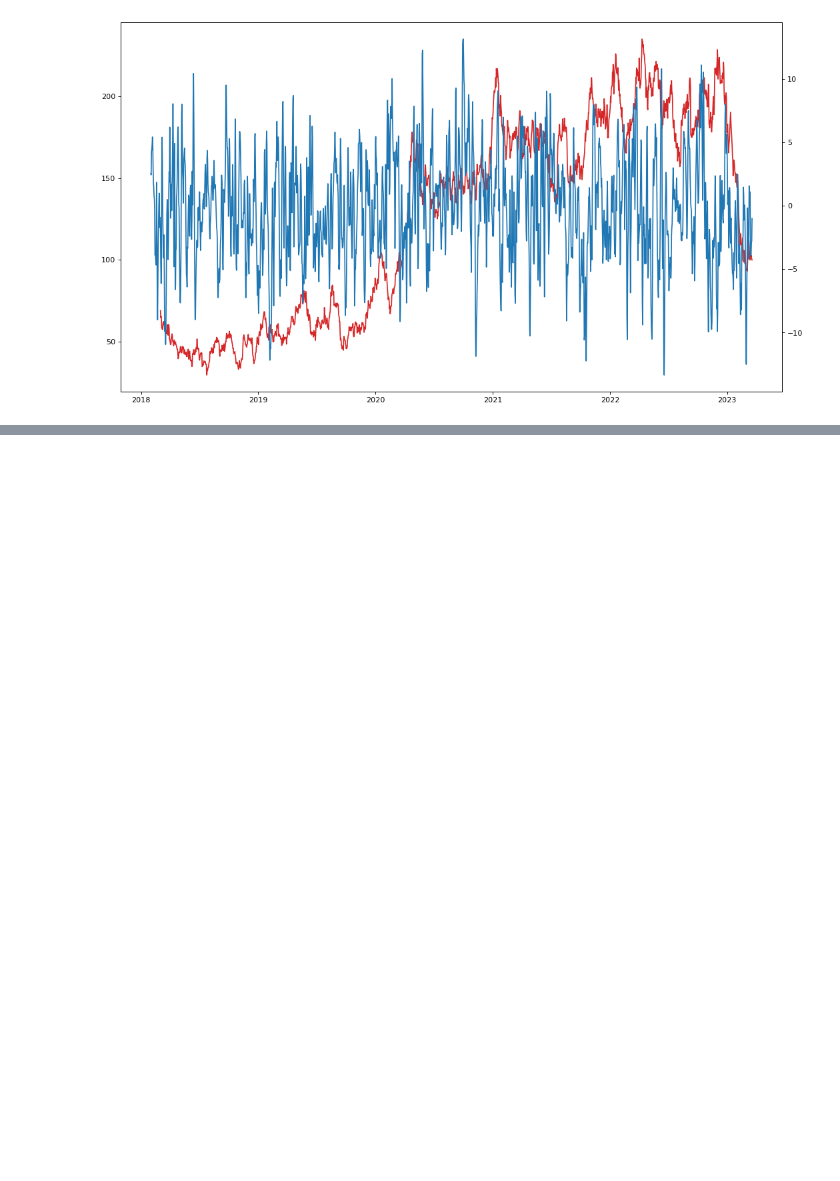
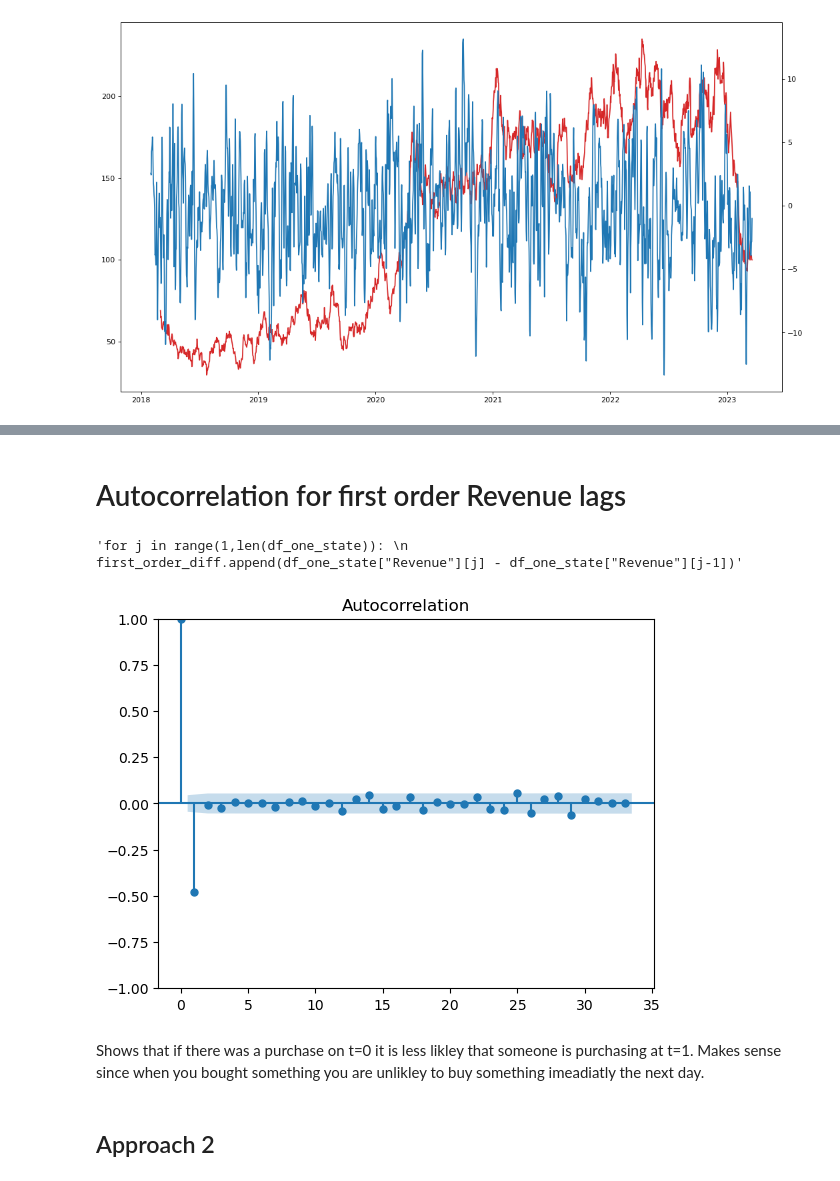
Before and after one commit to MoritzBaldauf/Bachelor_Thesis_Code, a Jupyter notebook: Granger_test.ipynb, the cells around one changed output, grey strips where cells are left out. Drawn from its saved outputs; the diff is of its cells as text; code cells hidden in the pictures; blank space fills up the shorter version.

Commit message:
Autocorrelation

```diff
--- a/Granger_test.ipynb
+++ b/Granger_test.ipynb
@@ -216,0 +208,20 @@ plt.show()
+# %% [markdown]
+# Autocorrelation for first order Revenue lags
+# %%
+"""for j in range(1,len(df_one_state)):
+            first_order_diff.append(df_one_state["Revenue"][j] - df_one_state["Revenue"][j-1])"""
+# %% [output]
+'for j in range(1,len(df_one_state)): \n            first_order_diff.append(df_one_state["Revenue"][j] - df_one_state["Revenue"][j-1])'
+# %%
+series = df_one_state["first_order_diff_Revenue"]
+# %%
+plot_acf(series)
+plt.show()
+
+#https://machinelearningmastery.com/gentle-introduction-autocorrelation-partial-autocorrelation/
+# %% [output]
+[figure, added]
+# %% [markdown]
+Shows that if there was a purchase on t=0 it is less likley that someone is purchasing at t=1. Makes sense since when you bought something you are unlikley to buy something imeadiatly the next day.
+# %% [markdown]
+## Approach 2
```
Also changed, not shown: parts of 4 cells of this notebook, 1 other file.
